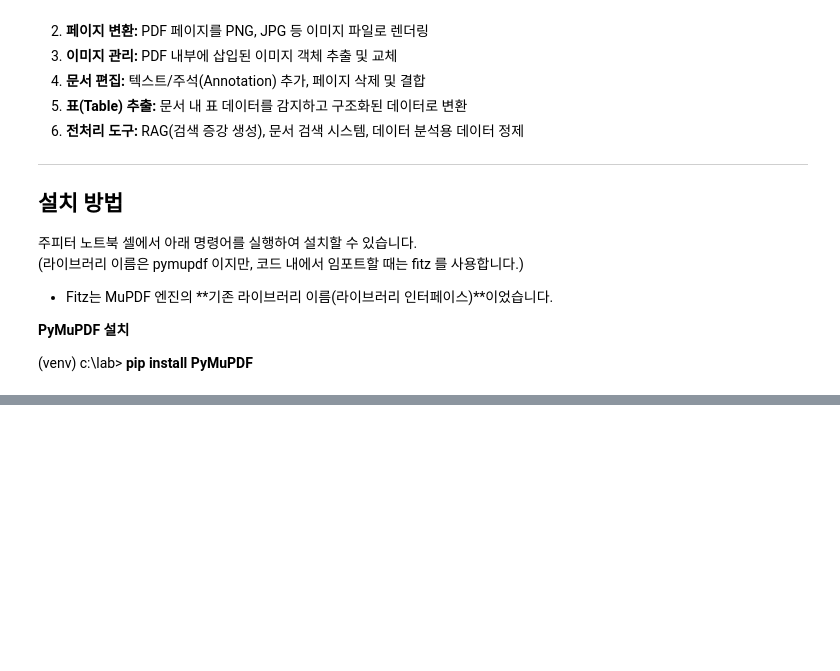
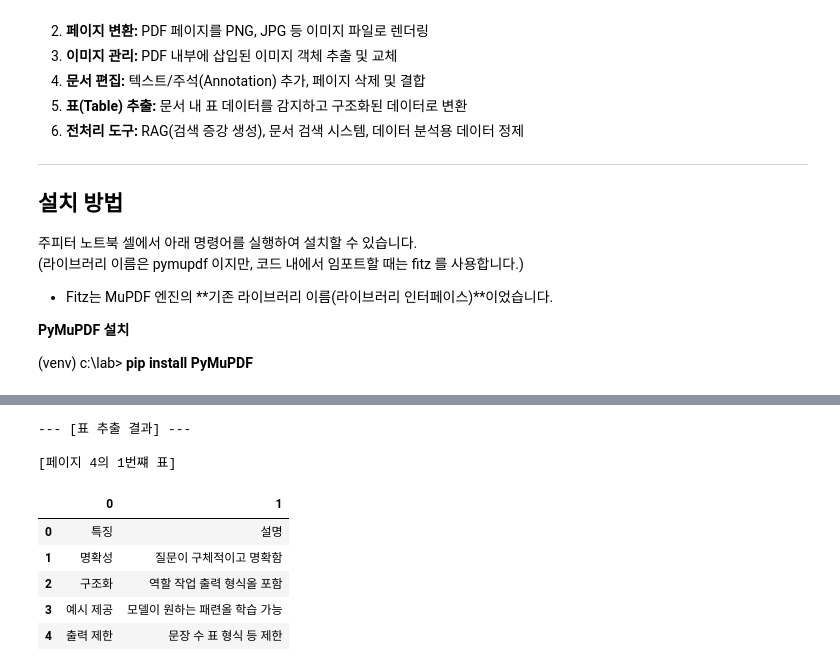
Before and after one commit to ParkSeonghyeon2003/SIAT-workspace, a Jupyter notebook: LLM/ex04_pdf_to_text/_04_01_pymupdf.ipynb, the cells around one changed output, grey strips where cells are left out. Saved outputs shown, nothing was run; the diff lists cells and outputs as text; code cells hidden in the pictures; blank space fills up the shorter version.

```diff
--- a/LLM/ex04_pdf_to_text/_04_01_pymupdf.ipynb
+++ b/LLM/ex04_pdf_to_text/_04_01_pymupdf.ipynb
@@ -56,0 +222,15 @@ Note: you may need to restart the kernel to use updated packages.
+# %%
+import fitz
+
+with fitz.open("data/crop-model.pdf") as doc:
+
+
+    page = doc[0]
+
+    # page.get_pixmap() : PDF 페이지를 이미지(Pixmap 객체)로 변환합니다.
+    # Pixmap은 PyMuPDF에서 사용하는 이미지 객체입니다.
+    pix = page.get_pixmap()
+
+
+    # pix.shape() : 생성된 이미지를 파일로 저장합니다.
+    pix.save("output/crop-model_p1.png")
@@ -56,0 +566,47 @@ Note: you may need to restart the kernel to use updated packages.
+# %%
+from img2table.document import PDF
+from img2table.ocr import EasyOCR
+import pandas as pd
+
+# 1. EasyOCR 엔진 설정
+# 한글('ko')과 영어('en')를 인식하도록 설정합니다.
+ocr = EasyOCR(lang=["ko", "en"])
+
+# 2. PDF 파일 경로 지정
+pdf_path = "data/table_example.pdf"
+pdf = PDF(src=pdf_path, pages=[3]) # 4번째 페이지(인덱스 3)만 지정
+
+# 3. 표 추출 실행
+# ocr 엔진을 전달하면, 표 영역을 찾은 뒤 그 안의 글자를 읽습니다.
+# implicit_rows=True로 설정하면 눈에 보이는 선이 없어도 표 구조를 최대한 찾아냅니다.
+extracted_tables = pdf.extract_tables(
+    ocr=ocr,
+    implicit_rows=True,     # 선이 불분명해도 행 구조를 유추함
+    borderless_tables=True, # 테두리 선이 없는 표까지 검색 범위 확대
+    min_confidence=30        # 표로 인식하는 기준치를 낮춰 더 많은 데이터를 잡음 (기본값 보통 50)
+)
+
+# 4. 결과 출력 및 데이터 프레임 변환
+print(f"--- [표 추출 결과] ---")
+
+# 추출된 표들을 순회하며 데이터 프레임으로 출력합니다.
+for page_num, tables in extracted_tables.items():
+    for i, table in enumerate(tables):
+        print(f"\n[페이지 {page_num+1}의 {i+1}번쨰 표]")
+        df = table.df  # 표를 Pandas DataFrame으로 변환
+
+        # 결과 확인
+        display(df) # 주피터 노트북 환경인 경우
+        # print(df) # 터미널 환경인 경우
+
+        df.to_excel(f"output/page_{page_num+1}_table_{i+1}.xlsx", index=False)
+# %% [output]
+--- [표 추출 결과] ---
+
+[페이지 4의 1번쨰 표]
+|  | 0 | 1 |
+| 0 | 특징 | 설명 |
+| 1 | 명확성 | 질문이 구체적이고 명확함 |
+| 2 | 구조화 | 역할 작업 출력 형식올 포함 |
+| 3 | 예시 제공 | 모델이 원하는 패련올 학습 가능 |
+| 4 | 출력 제한 | 문장 수 표 형식 등 제한 |
```
Also changed, not shown: parts of 29 cells of this notebook, 22 other files.
